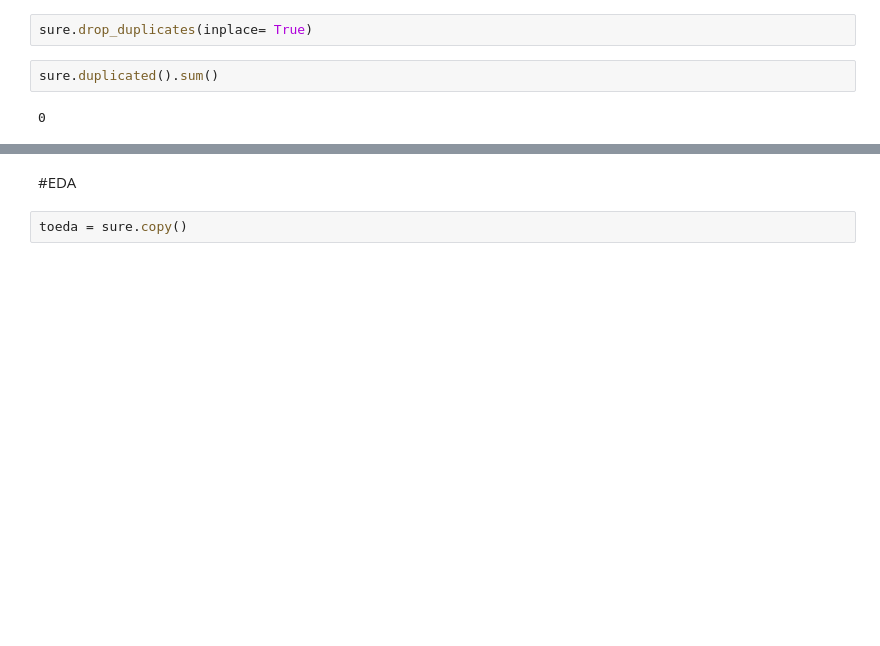
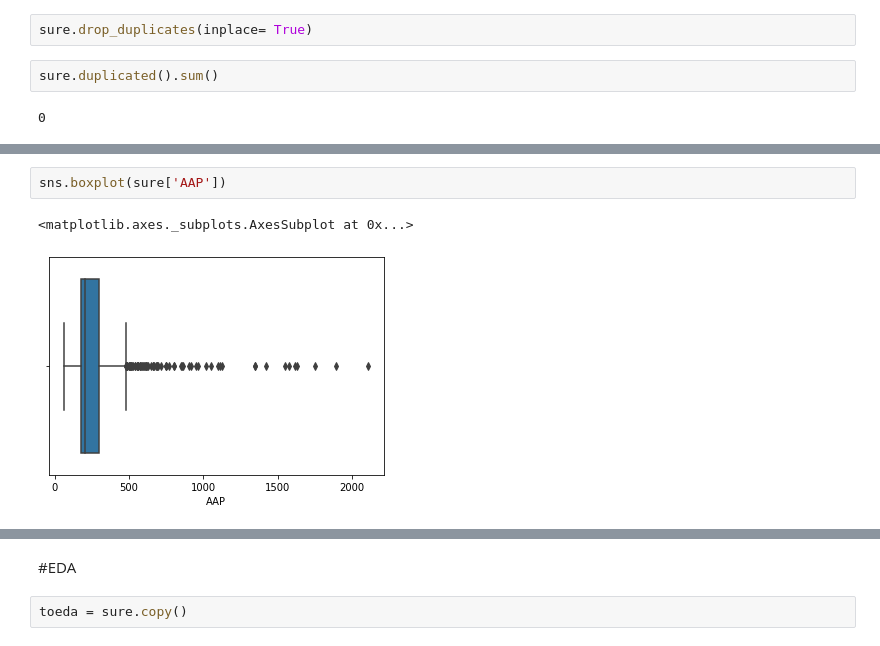
Before and after one commit to MugoChege/Liver-and-Tweets, a Jupyter notebook: Liver.ipynb, the cells around one changed output, grey strips where cells are left out. Drawn from its saved outputs; the diff is of its cells as text; blank space fills up the shorter version.

```diff
--- a/Liver.ipynb
+++ b/Liver.ipynb
@@ -168,0 +190,5 @@ sure.duplicated().sum()
+# %%
+sns.boxplot(sure['AAP'])
+# %% [output]
+<matplotlib.axes._subplots.AxesSubplot at 0x...>
+[figure, added]
```
Also changed, not shown: parts of 23 cells of this notebook.
